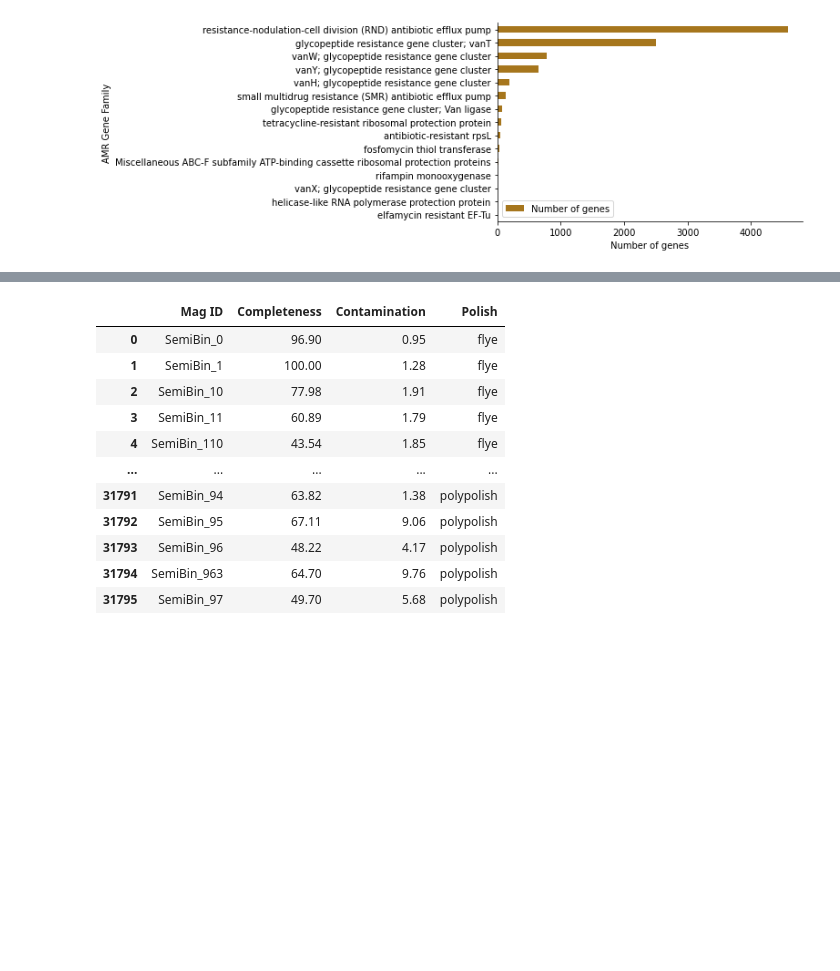
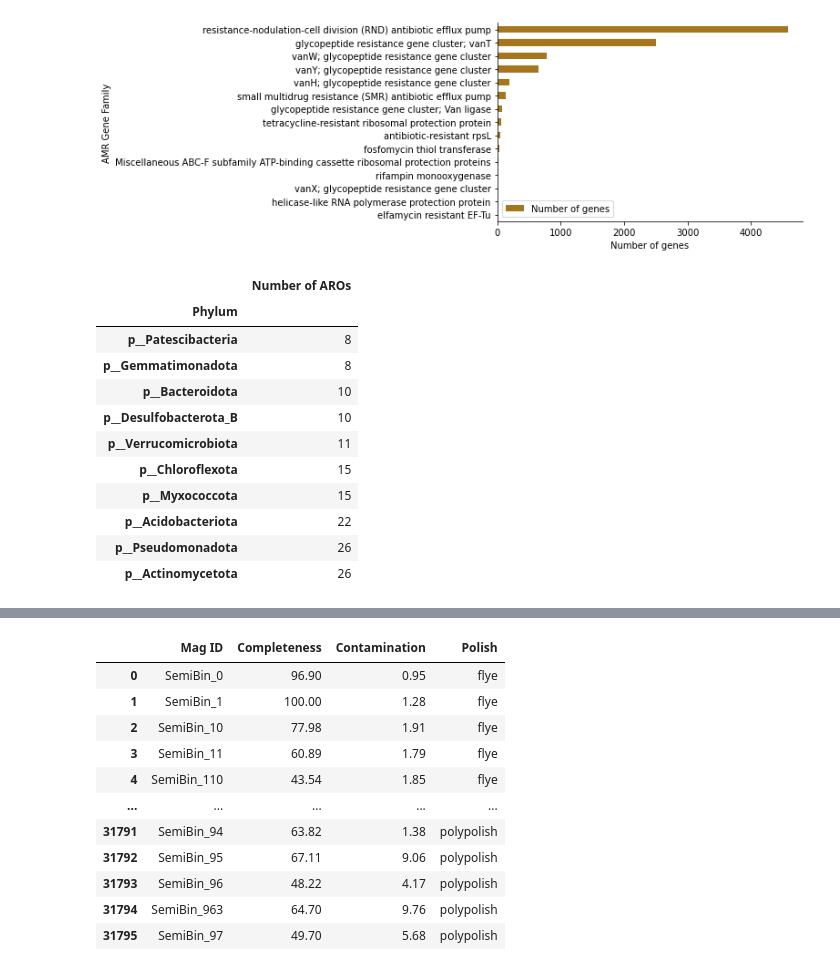
Before and after one commit to BigDataBiology/Duan2026_urban_soil, a Jupyter notebook: analysis/analysis.ipynb, the cells around one changed output, grey strips where cells are left out. Drawn from its saved outputs; the diff is of its cells as text; code cells hidden in the pictures; blank space fills up the shorter version.

```diff
--- a/analysis/analysis.ipynb
+++ b/analysis/analysis.ipynb
@@ -533,3 +533,22 @@ ax.spines['right'].set_visible(False)
 ax.spines['top'].set_visible(False)
 # %% [output]
 [figure]
+# %%
+import pandas as pd
+df = pd.read_csv(r'./pre-calculated_data/phylum_aro.tsv',sep='\t',index_col=0,names=['Phylum','Number of AROs'])
+df_sorted = df.sort_values(by='Number of AROs', ascending=False)
+top_10 = df_sorted.head(10).sort_values(by='Number of AROs', ascending=True)
+top_10
+# %% [output]
+|  | Number of AROs |
+| Phylum |  |
+| p__Patescibacteria | 8 |
+| p__Gemmatimonadota | 8 |
+| p__Bacteroidota | 10 |
+| p__Desulfobacterota_B | 10 |
+| p__Verrucomicrobiota | 11 |
+| p__Chloroflexota | 15 |
+| p__Myxococcota | 15 |
+| p__Acidobacteriota | 22 |
+| p__Pseudomonadota | 26 |
+| p__Actinomycetota | 26 |
```
Also changed, not shown: parts of 1 cell of this notebook, 2 other files.
